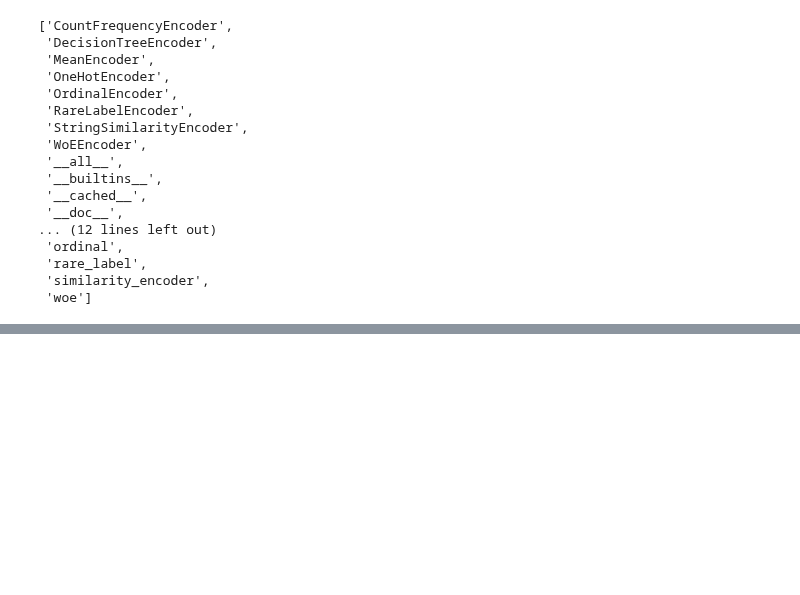
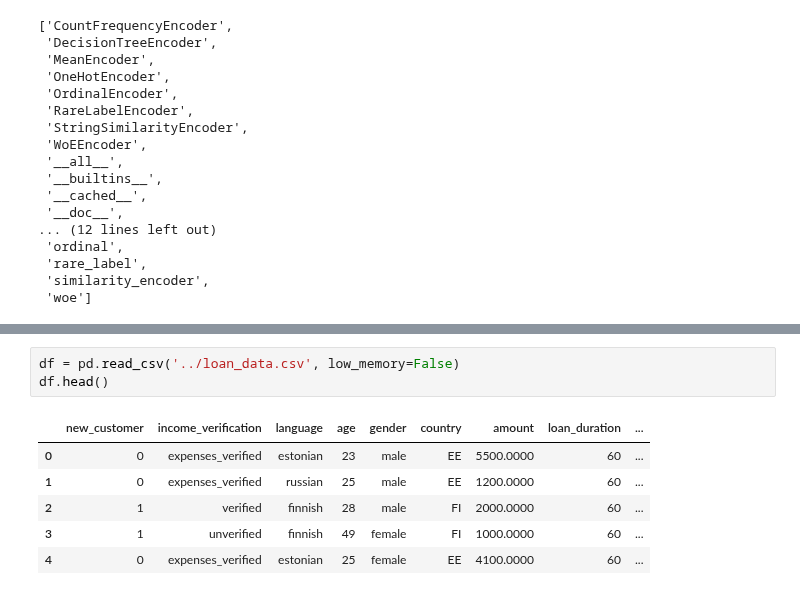
Before and after one commit to MaximillianJacob/Udemy, a Jupyter notebook: machine_learning_imbalanced_data/4_Cost_sensitive_learning/3_credit_risk_use_case.ipynb, the cells around one changed output, grey strips where cells are left out. Drawn from its saved outputs; the diff is of its cells as text; blank space fills up the shorter version.

```diff
--- a/machine_learning_imbalanced_data/4_Cost_sensitive_learning/3_credit_risk_use_case.ipynb
+++ b/machine_learning_imbalanced_data/4_Cost_sensitive_learning/3_credit_risk_use_case.ipynb
@@ -56,0 +254,10 @@ dir(feature_engine.encoding)
+# %%
+df = pd.read_csv('../loan_data.csv', low_memory=False)
+df.head()
+# %% [output]
+|  | new_customer | income_verification | language | age | gender | country | amount | loan_duration | ... |
+| 0 | 0 | expenses_verified | estonian | 23 | male | EE | 5500.0000 | 60 | ... |
+| 1 | 0 | expenses_verified | russian | 25 | male | EE | 1200.0000 | 60 | ... |
+| 2 | 1 | verified | finnish | 28 | male | FI | 2000.0000 | 60 | ... |
+| 3 | 1 | unverified | finnish | 49 | female | FI | 1000.0000 | 60 | ... |
+| 4 | 0 | expenses_verified | estonian | 25 | female | EE | 4100.0000 | 60 | ... |
```
Also changed, not shown: parts of 21 cells of this notebook.
